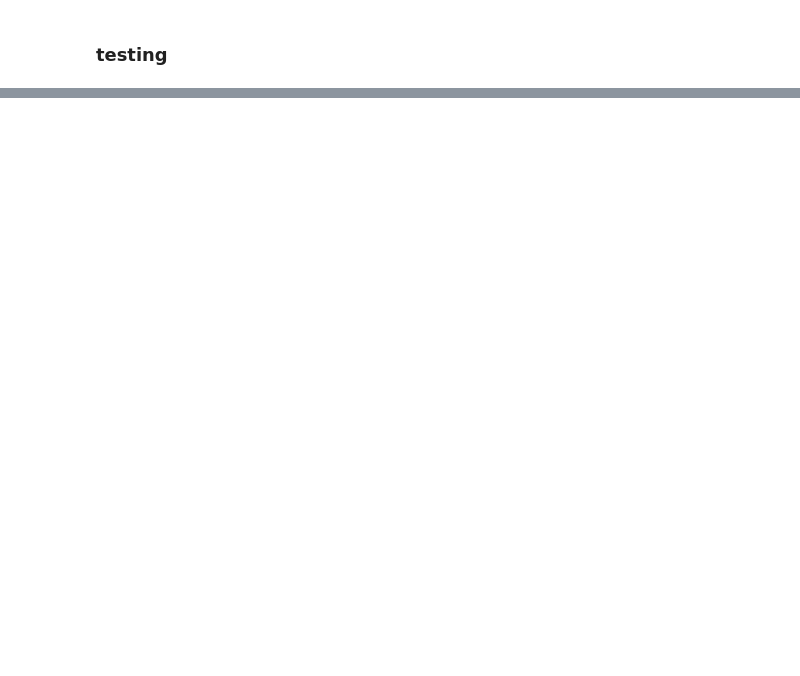
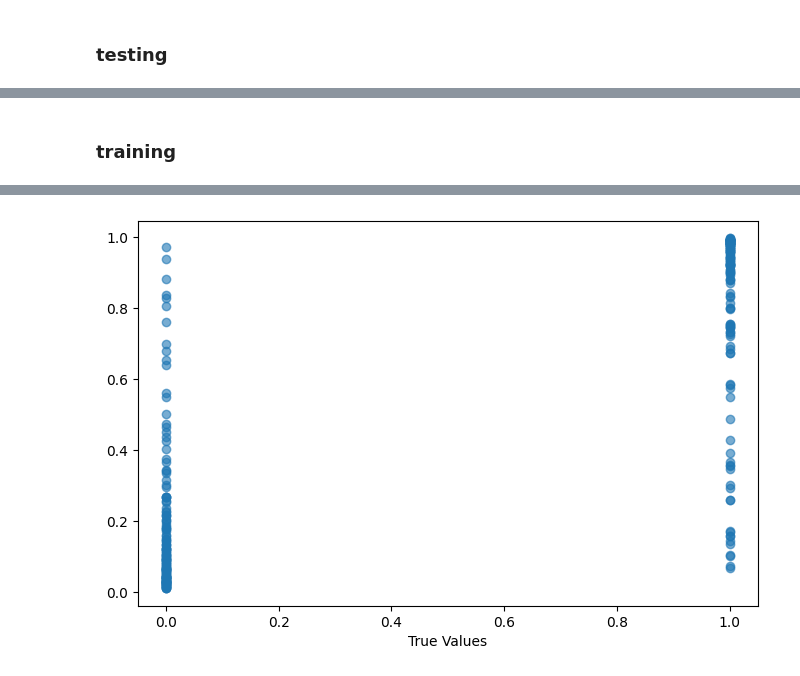
Before and after one commit to LeoMaskell/python-AIs, a Jupyter notebook: heartAttackPred/ai4.ipynb, the cells around one changed output, grey strips where cells are left out. Saved outputs shown, nothing was run; the diff lists cells and outputs as text; code cells hidden in the pictures; blank space fills up the shorter version.

```diff
--- a/heartAttackPred/ai4.ipynb
+++ b/heartAttackPred/ai4.ipynb
@@ -249,0 +279,9 @@ plt.plot(fpr1, tpr1, label = "ROC Curve")
+# %%
+#calculate error
+# Use BCEWithLogitsLoss for binary classification
+criterion = nn.BCEWithLogitsLoss()
+optimiser = optim.SGD(model.parameters(), lr=0.01)
+
+# Ensure targets are shape (N, 1)
+targets = targets.view(-1, 1)
+print(targets)
@@ -249,0 +306,33 @@ plt.plot(fpr1, tpr1, label = "ROC Curve")
+# %% [markdown]
+### training
+# %%
+# learning rate and epochs (variables)
+epochs = 10000
+lr = 0.005
+# %%
+for epoch in range(epochs):
+    optimiser.zero_grad()
+    outputs = model(inputs)
+    loss = criterion(outputs, targets)
+    if torch.isnan(loss):
+        print("Loss is NaN!")
+        break
+    loss.backward()
+    optimiser.step()
+#    if (epoch + 1) % 500 == 0:
+    print(f'Epoch [{epoch + 1}/{epochs}], Loss: {loss.item():.4f}')
+print(outputs)
+
+# Evaluate on training set
+with torch.no_grad():
+    outputs = model(inputs)
+    preds = torch.sigmoid(outputs)
+    predicted_classes = (preds > 0.5).float()
+    accuracy = (predicted_classes == targets).float().mean()
+    print(f"Training Accuracy: {accuracy.item()*100:.2f}%")
+
+    # Plot predictions vs. true values
+    plt.figure(figsize=(8, 5))
+    plt.scatter(targets.numpy(), preds.numpy(), alpha=0.6)
+    plt.xlabel("True Values")
+# %% [output]
@@ -249,0 +356 @@ plt.plot(fpr1, tpr1, label = "ROC Curve")
+[figure, added]
```
Also changed, not shown: parts of 16 cells of this notebook.
